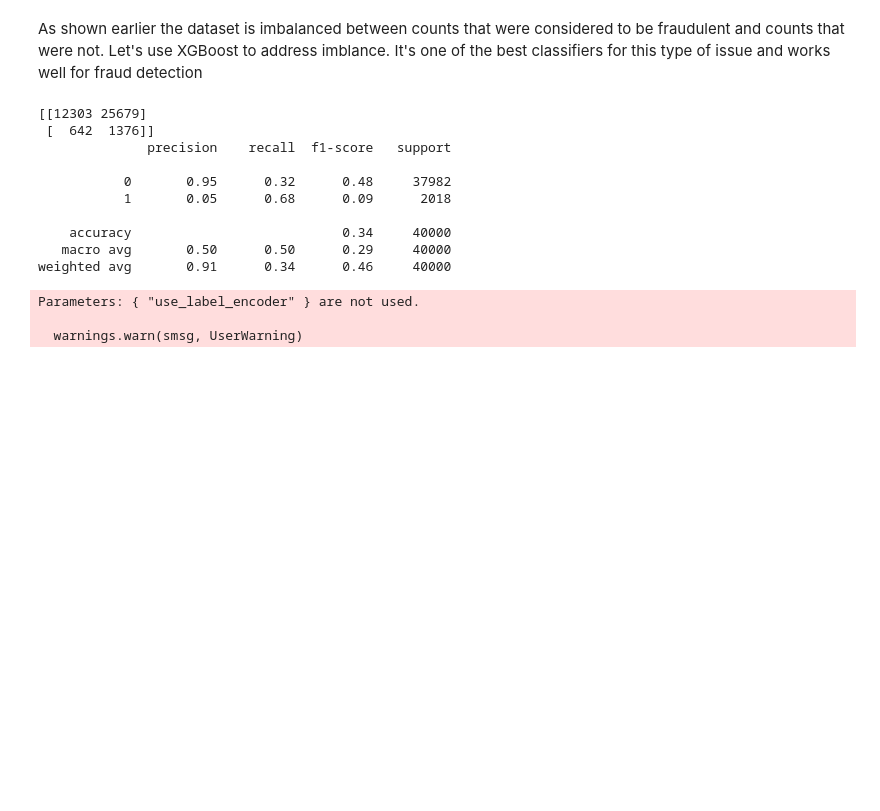
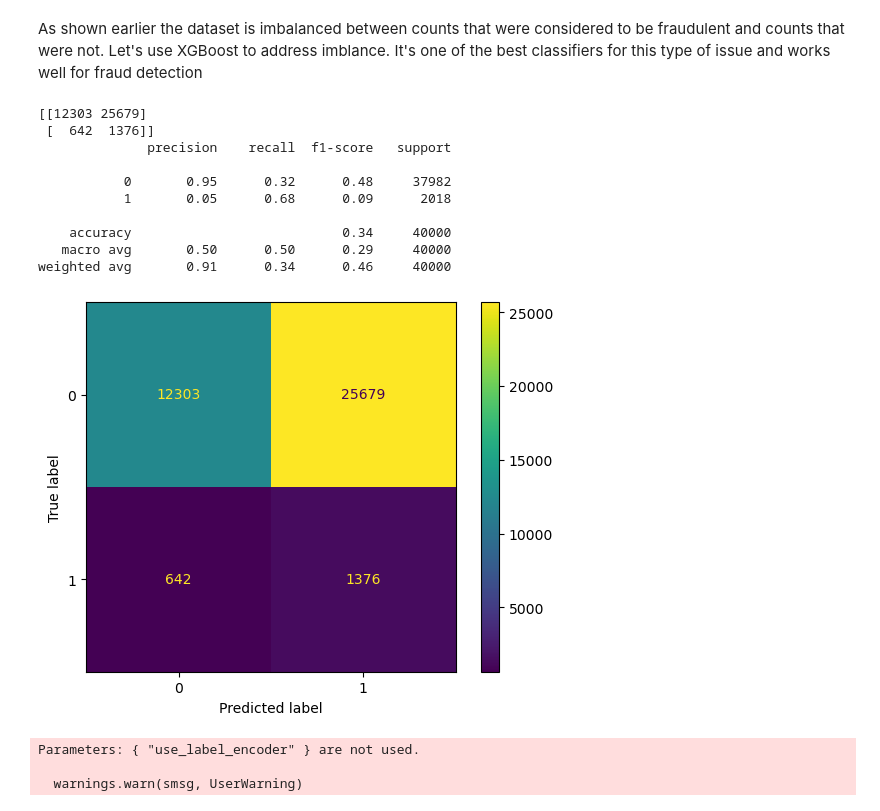
Before and after one commit to omendez930/Bank-Fraud-Detection, a Jupyter notebook: notebook.ipynb, the cells around one changed output. Saved outputs shown, nothing was run; the diff lists cells and outputs as text; code cells hidden in the pictures; blank space fills up the shorter version.

Commit message:
added classification model function for all models. Added Model performances

```diff
--- a/notebook.ipynb
+++ b/notebook.ipynb
@@ -359,12 +336,14 @@ preprocessor = ColumnTransformer(
 
 Integrater the preprocessing into model pipelines
 # %%
+# Create Logistic Regression pipeline
 logreg_pipeline = Pipeline([
-    ('preprocesson', preprocessor),
+    ('preprocessor', preprocessor),
     ('classifier', LogisticRegression(solver='liblinear', random_state=33))
 ])
 
-# logreg_pipeline.fit(X_train, y_train)
-# y_pred = logreg_pipeline.predict(X_test)
-# print(confusion_matrix(y_test, y_pred))
-# print(classification_report(y_test, y_pred, zero_division=1))
+logreg_pipeline.fit(X_train, y_train)
+
+y_pred_logreg = logreg_pipeline.predict(X_test)
+print(confusion_matrix(y_test, y_pred_logreg))
+print(classification_report(y_test, y_pred_logreg, zero_division=1))
@@ -380,34 +370,38 @@ rf_pipeline =  ImbPipeline([
                                           class_weight='balanced',
                                           random_state=33,
                                           max_depth=None))
 ])
 
 rf_params = {
     'classifier__n_estimators': [5, 10],
     'classifier__max_depth': [None, 10, 20],
     'classifier__min_samples_split': [2,5],
     'classifier__min_samples_leaf': [1,2,4]
 }
 
 # Grisd Search for best parameters
 rf_grid = GridSearchCV(rf_pipeline, rf_params, cv=3, scoring='f1', n_jobs=-1)
 rf_grid.fit(X_train, y_train)
 
 # Evaluate best model
 y_pred_rf = rf_grid.best_estimator_.predict(X_test)
-print(confusion_matrix(y_test, y_pred_rf))
+cm = confusion_matrix(y_test, y_pred_rf)
+display = ConfusionMatrixDisplay(cm)
+display.plot()
+print(cm)
 print(classification_report(y_test, y_pred_rf, zero_division=1))
 # %% [output]
 [[12303 25679]
  [  642  1376]]
               precision    recall  f1-score   support
 
            0       0.95      0.32      0.48     37982
            1       0.05      0.68      0.09      2018
 
     accuracy                           0.34     40000
    macro avg       0.50      0.50      0.29     40000
 weighted avg       0.91      0.34      0.46     40000
+[figure, added]
 # %%
 # Convert y_train to np.array if not already
 y_train = np.array(y_train)
```
Also changed, not shown: parts of 15 cells of this notebook.
